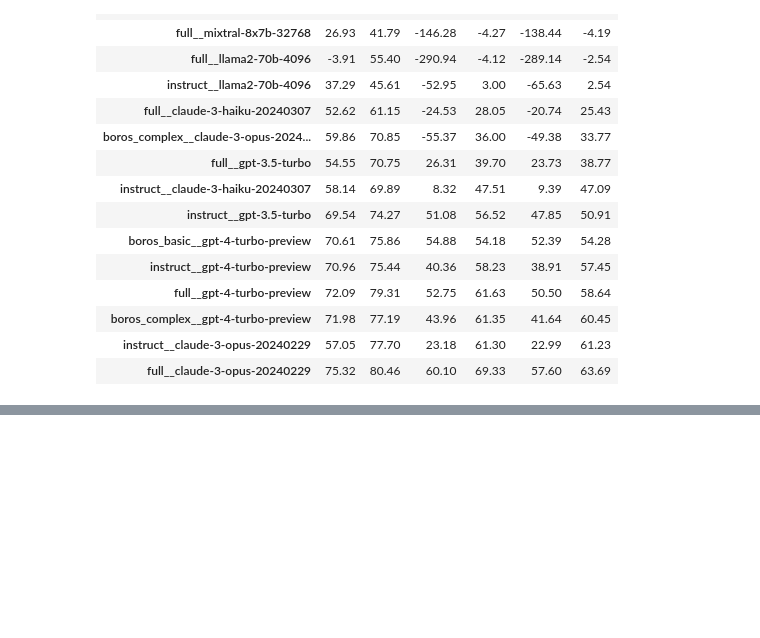
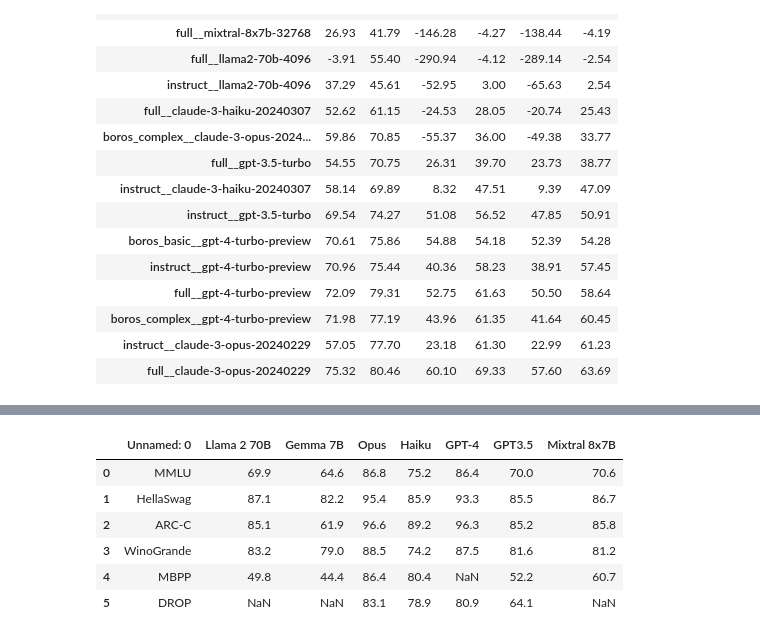
Before and after one commit to JonnoB/redigitalize, a Jupyter notebook: prompt_testing.ipynb, the cells around one changed output, grey strips where cells are left out. Drawn from its saved outputs; the diff is of its cells as text; code cells hidden in the pictures; blank space fills up the shorter version.

```diff
--- a/prompt_testing.ipynb
+++ b/prompt_testing.ipynb
@@ -333,0 +346,10 @@ performance_eval2.drop(columns = 'File Name').groupby(['type', 'model']).describ
+# %%
+pd.read_csv('data/benchmarks.csv')
+# %% [output]
+|  | Unnamed: 0 | Llama 2 70B | Gemma 7B | Opus | Haiku | GPT-4 | GPT3.5 | Mixtral 8x7B |
+| 0 | MMLU | 69.9 | 64.6 | 86.8 | 75.2 | 86.4 | 70.0 | 70.6 |
+| 1 | HellaSwag | 87.1 | 82.2 | 95.4 | 85.9 | 93.3 | 85.5 | 86.7 |
+| 2 | ARC-C | 85.1 | 61.9 | 96.6 | 89.2 | 96.3 | 85.2 | 85.8 |
+| 3 | WinoGrande | 83.2 | 79.0 | 88.5 | 74.2 | 87.5 | 81.6 | 81.2 |
+| 4 | MBPP | 49.8 | 44.4 | 86.4 | 80.4 | NaN | 52.2 | 60.7 |
+| 5 | DROP | NaN | NaN | 83.1 | 78.9 | 80.9 | 64.1 | NaN |
```
Also changed, not shown: parts of 6 cells of this notebook, 5 other files.
